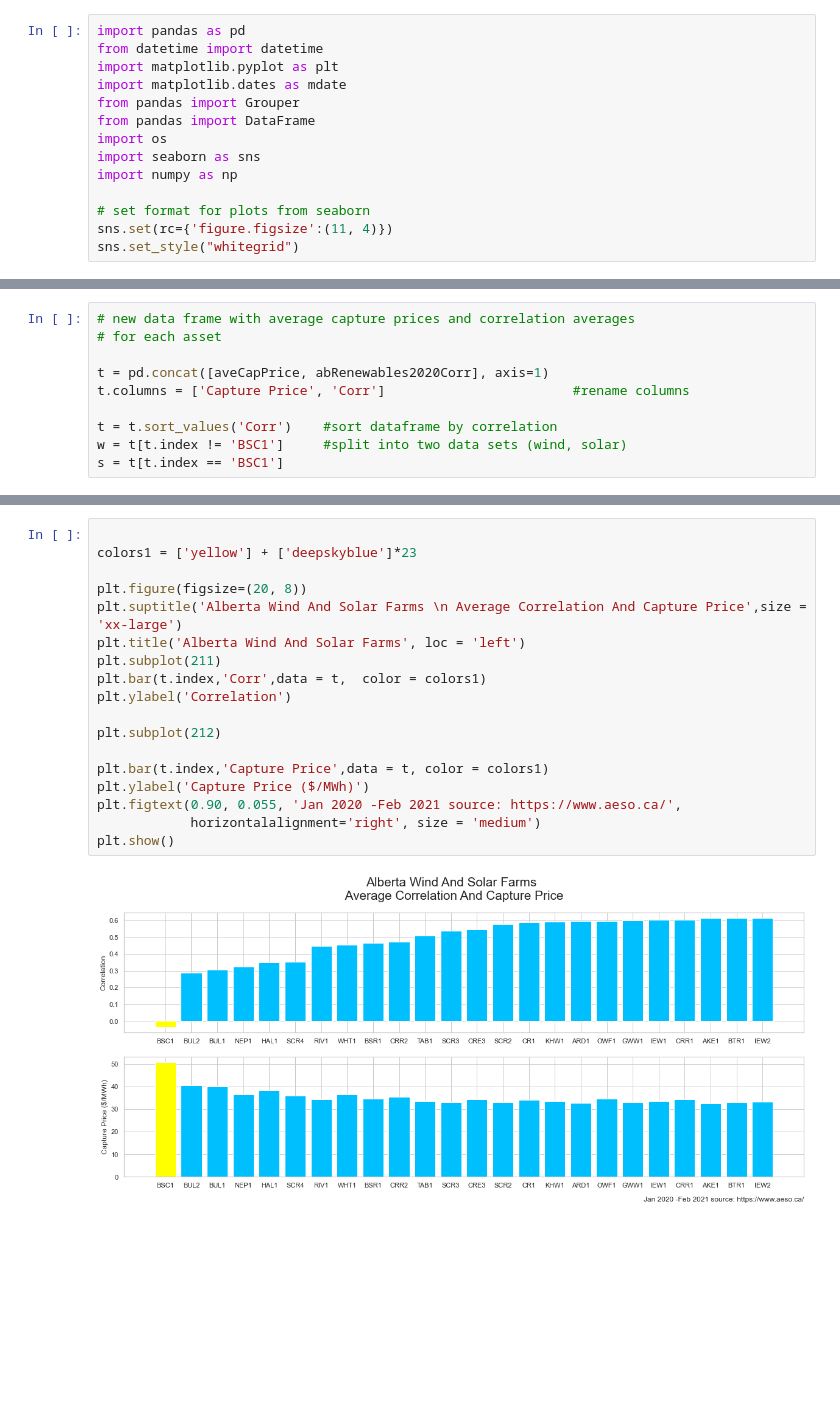
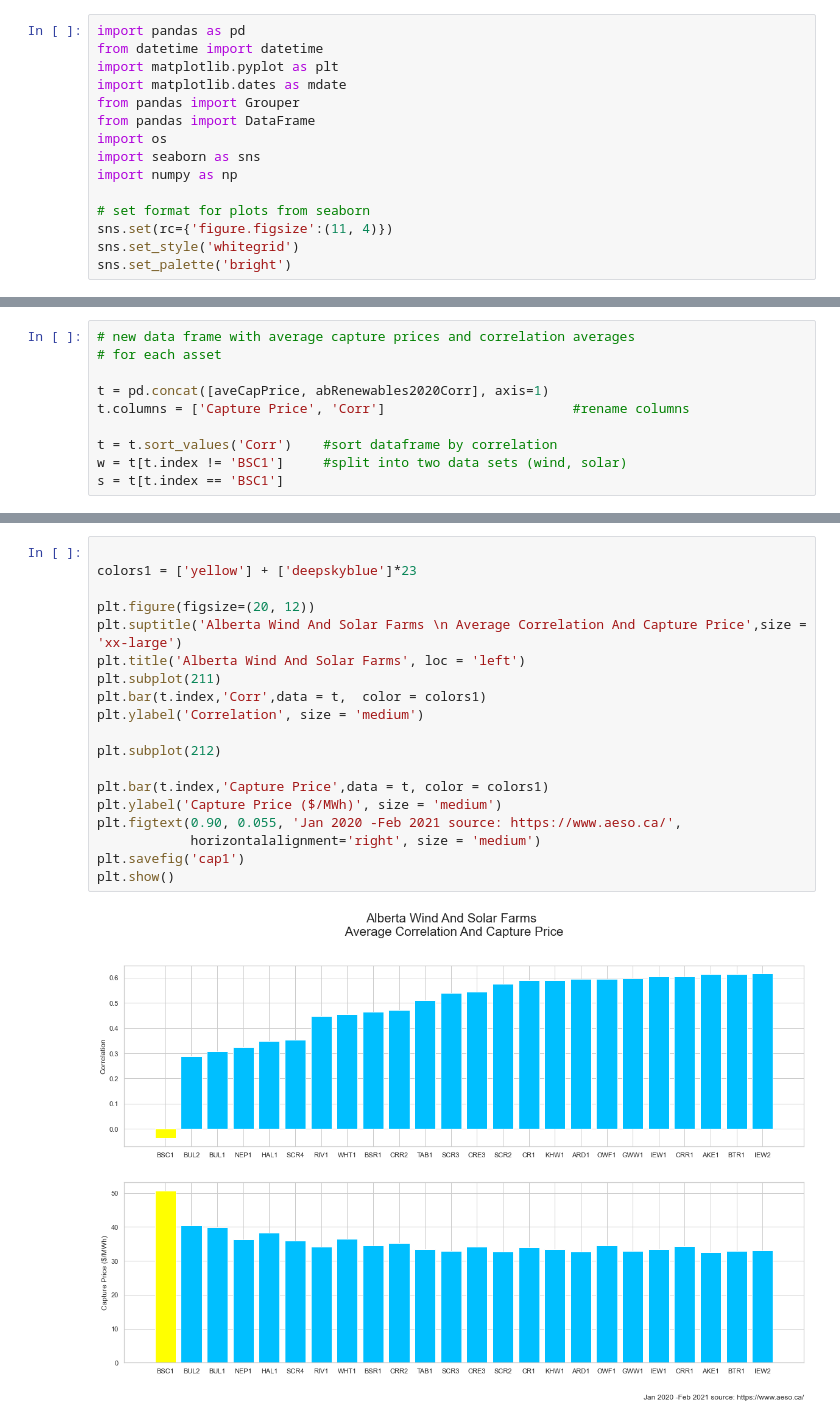
Before and after one commit to cdoyle78/Alberta-Wind-and-Solar-Power, a Jupyter notebook: AB_WindSolarPower.ipynb, the cells around one changed output, grey strips where cells are left out. Saved outputs shown, nothing was run; the diff lists cells and outputs as text; blank space fills up the shorter version.

```diff
--- a/AB_WindSolarPower.ipynb
+++ b/AB_WindSolarPower.ipynb
@@ -15,7 +15,8 @@ import numpy as np
 
 # set format for plots from seaborn
 sns.set(rc={'figure.figsize':(11, 4)})
-sns.set_style("whitegrid")
+sns.set_style('whitegrid')
+sns.set_palette('bright')
 # %% [markdown]
 ### Downloading and conditioning the data from AESO
 
@@ -243,21 +249,22 @@ In the two charts below, we can see that the less correlated assets saw a higher
 # %%
 
 colors1 = ['yellow'] + ['deepskyblue']*23
 
-plt.figure(figsize=(20, 8))
+plt.figure(figsize=(20, 12))
 plt.suptitle('Alberta Wind And Solar Farms \n Average Correlation And Capture Price',size = 'xx-large')
 plt.title('Alberta Wind And Solar Farms', loc = 'left')
 plt.subplot(211)
 plt.bar(t.index,'Corr',data = t,  color = colors1)
-plt.ylabel('Correlation')
+plt.ylabel('Correlation', size = 'medium')
 
 plt.subplot(212)
 
 plt.bar(t.index,'Capture Price',data = t, color = colors1)
-plt.ylabel('Capture Price ($/MWh)')
+plt.ylabel('Capture Price ($/MWh)', size = 'medium')
 plt.figtext(0.90, 0.055, 'Jan 2020 -Feb 2021 source: https://www.aeso.ca/',
             horizontalalignment='right', size = 'medium')
+plt.savefig('cap1')
 plt.show()
 # %% [output]
-[figure, old version]
+[figure, new version]
 # %% [markdown]
```
Also changed, not shown: parts of 12 cells of this notebook.
